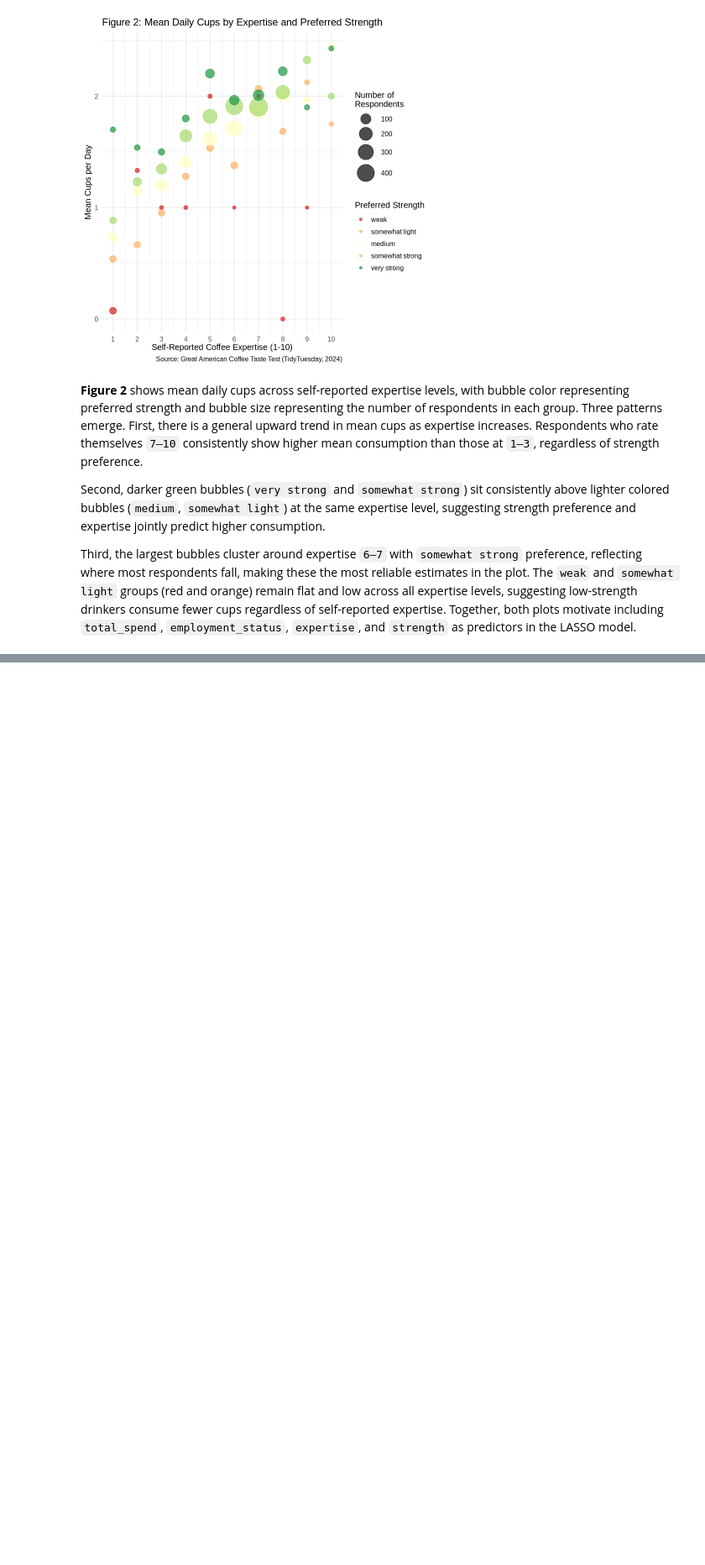
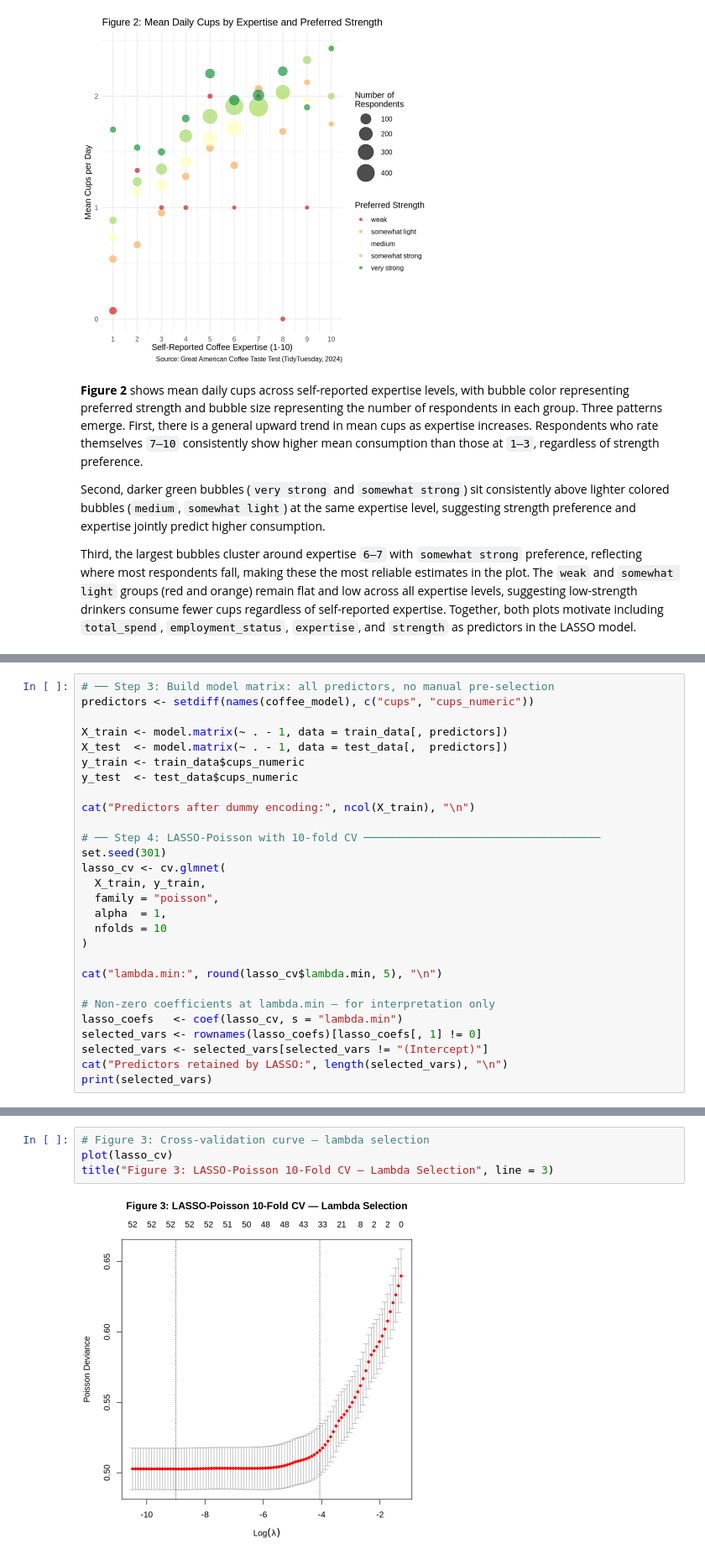
Before and after one commit to tiffanyn5/STAT301_Group9, a Jupyter notebook: group9_finalreport.ipynb, the cells around one changed output, grey strips where cells are left out. Shown at 84% size. Cells and saved outputs as stored; diff of their text form; blank space fills up the shorter version.

```diff
--- a/group9_finalreport.ipynb
+++ b/group9_finalreport.ipynb
@@ -607,0 +631,28 @@ Together, both plots motivate including `total_spend`, `employment_status`, `exp
+# %%
+# ── Step 3: Build model matrix: all predictors, no manual pre-selection
+predictors <- setdiff(names(coffee_model), c("cups", "cups_numeric"))
+
+X_train <- model.matrix(~ . - 1, data = train_data[, predictors])
+X_test  <- model.matrix(~ . - 1, data = test_data[,  predictors])
+y_train <- train_data$cups_numeric
+y_test  <- test_data$cups_numeric
+
+cat("Predictors after dummy encoding:", ncol(X_train), "\n")
+
+# ── Step 4: LASSO-Poisson with 10-fold CV ────────────────────────────────────
+set.seed(301)
+lasso_cv <- cv.glmnet(
+  X_train, y_train,
+  family = "poisson",
+  alpha  = 1,
+  nfolds = 10
+)
+
+cat("lambda.min:", round(lasso_cv$lambda.min, 5), "\n")
+
+# Non-zero coefficients at lambda.min — for interpretation only
+lasso_coefs   <- coef(lasso_cv, s = "lambda.min")
+selected_vars <- rownames(lasso_coefs)[lasso_coefs[, 1] != 0]
+selected_vars <- selected_vars[selected_vars != "(Intercept)"]
+cat("Predictors retained by LASSO:", length(selected_vars), "\n")
+print(selected_vars)
@@ -607,0 +690,6 @@ Together, both plots motivate including `total_spend`, `employment_status`, `exp
+# %%
+# Figure 3: Cross-validation curve — lambda selection
+plot(lasso_cv)
+title("Figure 3: LASSO-Poisson 10-Fold CV — Lambda Selection", line = 3)
+# %% [output]
+[figure, added]
```
Also changed, not shown: parts of 9 cells of this notebook.
